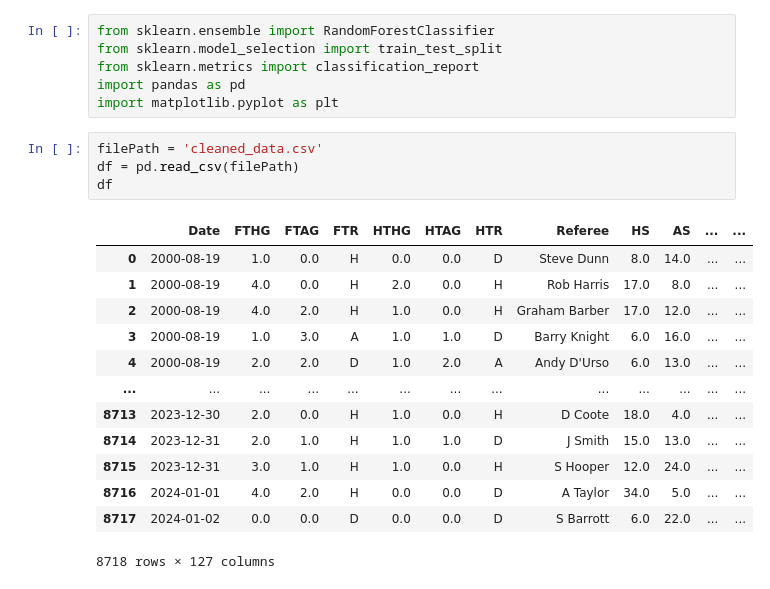
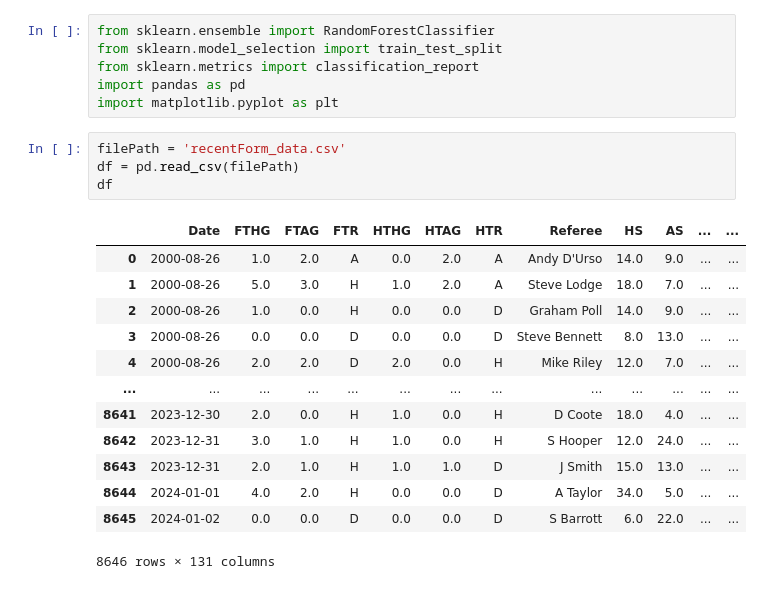
Before and after one commit to Shab00/Over-Under2.5Goals, a Jupyter notebook: notebooks/randomForrest.ipynb, the cells around one changed output. Drawn from its saved outputs; the diff is of its cells as text.

```diff
--- a/notebooks/randomForrest.ipynb
+++ b/notebooks/randomForrest.ipynb
@@ -5,22 +5,22 @@ from sklearn.metrics import classification_report
 import pandas as pd
 import matplotlib.pyplot as plt
 # %%
-filePath = 'cleaned_data.csv'
+filePath = 'recentForm_data.csv'
 df = pd.read_csv(filePath)
 df
 # %% [output]
 |  | Date | FTHG | FTAG | FTR | HTHG | HTAG | HTR | Referee | HS | AS | ... | ... |
-| 0 | 2000-08-19 | 1.0 | 0.0 | H | 0.0 | 0.0 | D | Steve Dunn | 8.0 | 14.0 | ... | ... |
-| 1 | 2000-08-19 | 4.0 | 0.0 | H | 2.0 | 0.0 | H | Rob Harris | 17.0 | 8.0 | ... | ... |
-| 2 | 2000-08-19 | 4.0 | 2.0 | H | 1.0 | 0.0 | H | Graham Barber | 17.0 | 12.0 | ... | ... |
-| 3 | 2000-08-19 | 1.0 | 3.0 | A | 1.0 | 1.0 | D | Barry Knight | 6.0 | 16.0 | ... | ... |
-| 4 | 2000-08-19 | 2.0 | 2.0 | D | 1.0 | 2.0 | A | Andy D'Urso | 6.0 | 13.0 | ... | ... |
+| 0 | 2000-08-26 | 1.0 | 2.0 | A | 0.0 | 2.0 | A | Andy D'Urso | 14.0 | 9.0 | ... | ... |
+| 1 | 2000-08-26 | 5.0 | 3.0 | H | 1.0 | 2.0 | A | Steve Lodge | 18.0 | 7.0 | ... | ... |
+| 2 | 2000-08-26 | 1.0 | 0.0 | H | 0.0 | 0.0 | D | Graham Poll | 14.0 | 9.0 | ... | ... |
+| 3 | 2000-08-26 | 0.0 | 0.0 | D | 0.0 | 0.0 | D | Steve Bennett | 8.0 | 13.0 | ... | ... |
+| 4 | 2000-08-26 | 2.0 | 2.0 | D | 2.0 | 0.0 | H | Mike Riley | 12.0 | 7.0 | ... | ... |
 | ... | ... | ... | ... | ... | ... | ... | ... | ... | ... | ... | ... | ... |
-| 8713 | 2023-12-30 | 2.0 | 0.0 | H | 1.0 | 0.0 | H | D Coote | 18.0 | 4.0 | ... | ... |
-| 8714 | 2023-12-31 | 2.0 | 1.0 | H | 1.0 | 1.0 | D | J Smith | 15.0 | 13.0 | ... | ... |
-| 8715 | 2023-12-31 | 3.0 | 1.0 | H | 1.0 | 0.0 | H | S Hooper | 12.0 | 24.0 | ... | ... |
-| 8716 | 2024-01-01 | 4.0 | 2.0 | H | 0.0 | 0.0 | D | A Taylor | 34.0 | 5.0 | ... | ... |
-| 8717 | 2024-01-02 | 0.0 | 0.0 | D | 0.0 | 0.0 | D | S Barrott | 6.0 | 22.0 | ... | ... |
+| 8641 | 2023-12-30 | 2.0 | 0.0 | H | 1.0 | 0.0 | H | D Coote | 18.0 | 4.0 | ... | ... |
+| 8642 | 2023-12-31 | 3.0 | 1.0 | H | 1.0 | 0.0 | H | S Hooper | 12.0 | 24.0 | ... | ... |
+| 8643 | 2023-12-31 | 2.0 | 1.0 | H | 1.0 | 1.0 | D | J Smith | 15.0 | 13.0 | ... | ... |
+| 8644 | 2024-01-01 | 4.0 | 2.0 | H | 0.0 | 0.0 | D | A Taylor | 34.0 | 5.0 | ... | ... |
+| 8645 | 2024-01-02 | 0.0 | 0.0 | D | 0.0 | 0.0 | D | S Barrott | 6.0 | 22.0 | ... | ... |
-8718 rows × 127 columns
+8646 rows × 131 columns
 # %%
 cols_to_drop = [
```
Also changed, not shown: parts of 3 cells of this notebook, 8 other files.
